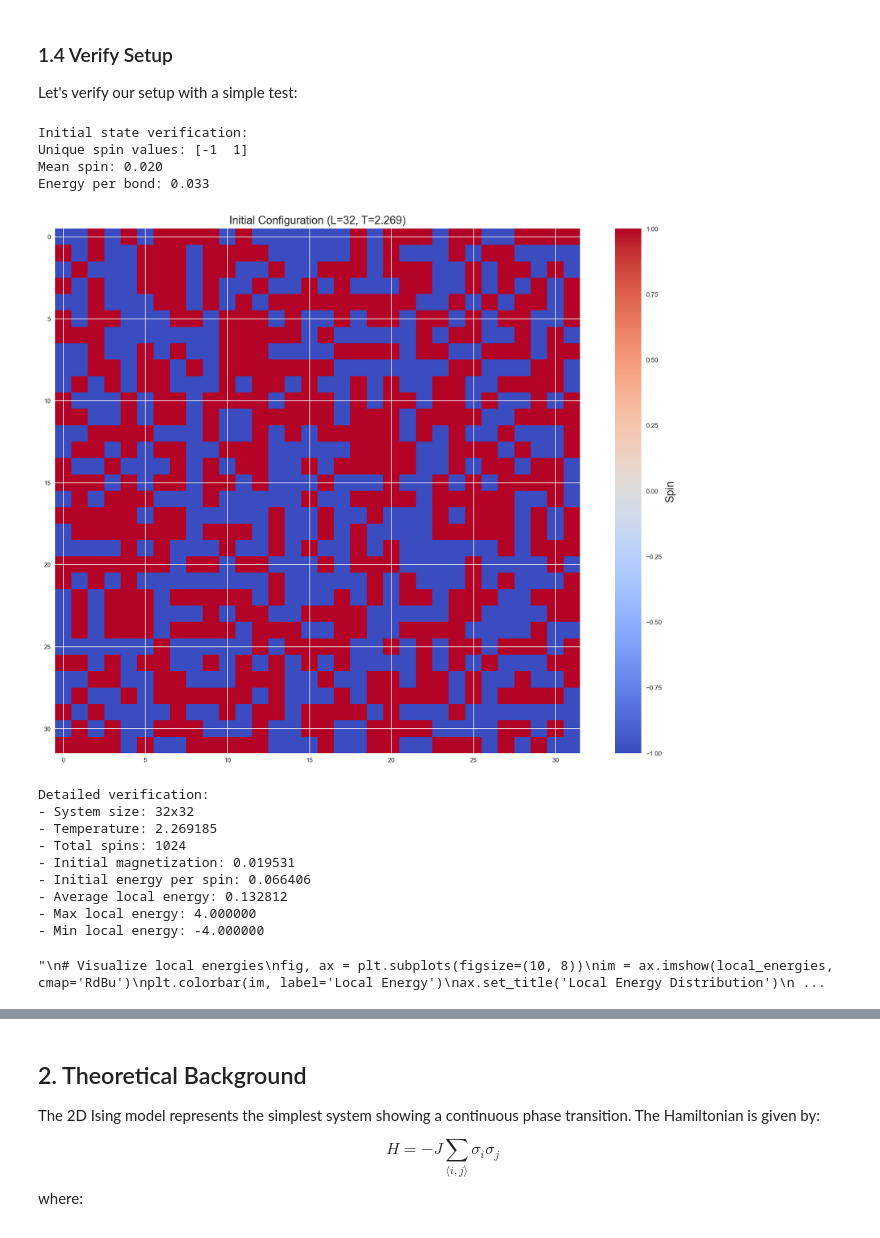
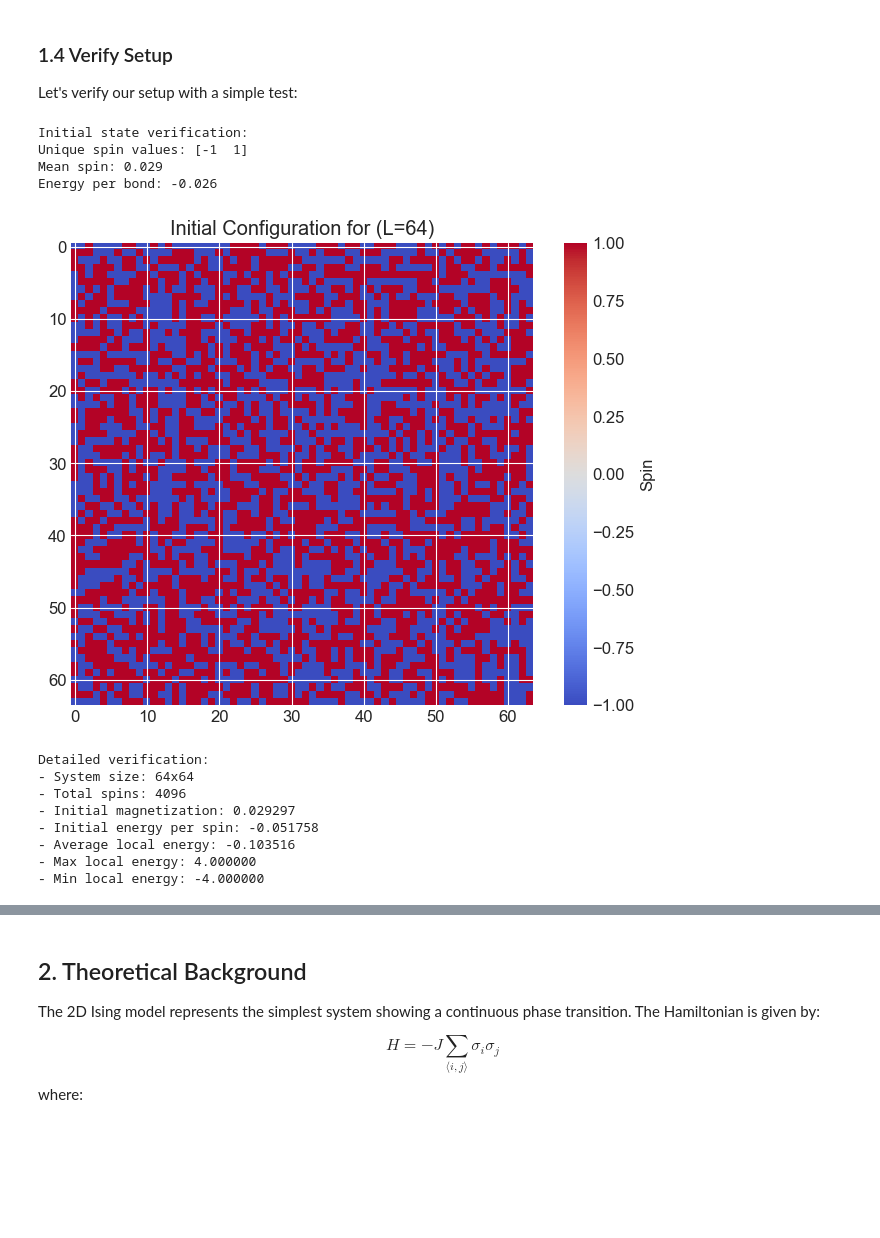
Before and after one commit to naishal2124/ising_project, a Jupyter notebook: main.ipynb, the cells around one changed output, grey strips where cells are left out. Saved outputs shown, nothing was run; the diff lists cells and outputs as text; code cells hidden in the pictures; blank space fills up the shorter version.

```diff
--- a/main.ipynb
+++ b/main.ipynb
@@ -111,7 +111,7 @@ def format_with_error(value: float, error: float) -> str:
 Let's verify our setup with a simple test:
 # %%
 # Create test system
-L = 32
+L = 64
 T = T_CRITICAL
 model = IsingModel(L, T)
 
@@ -122,7 +122,7 @@ print(f"Mean spin: {np.mean(model.spins):.3f}")
 print(f"Energy per bond: {model.energy/(2*L*L):.3f}")  # Factor of 2 for bond counting
 
 # Visualize initial configuration
-fig, ax = setup_figure(f"Initial Configuration (L={L}, T={T:.3f})")
+fig, ax = setup_figure(f"Initial Configuration for (L={L})")
 im = ax.imshow(model.spins, cmap='coolwarm')
 plt.colorbar(im, label='Spin')
 plt.show()
@@ -133,46 +133,41 @@ for i in range(L):
     for j in range(L):
         spin = model.spins[i,j]
         neighbors = [
             model.spins[i, (j+1)%L],  # right
             model.spins[i, (j-1)%L],  # left
             model.spins[(i+1)%L, j],  # down
             model.spins[(i-1)%L, j]   # up
         ]
         local_energies[i,j] = -spin * sum(neighbors)
 
 print(f"""
 Detailed verification:
 - System size: {L}x{L}
-- Temperature: {T:.6f}
 - Total spins: {model.N}
 - Initial magnetization: {model.magnetization/model.N:.6f}
 - Initial energy per spin: {model.energy/model.N:.6f}
 - Average local energy: {np.mean(local_energies):.6f}
 - Max local energy: {np.max(local_energies):.6f}
 - Min local energy: {np.min(local_energies):.6f}
 """)
 
-'''
 # Visualize local energies
 fig, ax = plt.subplots(figsize=(10, 8))
 im = ax.imshow(local_energies, cmap='RdBu')
 plt.colorbar(im, label='Local Energy')
 ax.set_title('Local Energy Distribution')
 plt.show()
-'''
 # %% [output]
 Initial state verification:
 Unique spin values: [-1  1]
-Mean spin: 0.020
-Energy per bond: 0.033
+Mean spin: 0.029
+Energy per bond: -0.026
-[figure, old version]
+[figure, new version]
 Detailed verification:
-- System size: 32x32
-- Temperature: 2.269185
-- Total spins: 1024
-- Initial magnetization: 0.019531
-- Initial energy per spin: 0.066406
-- Average local energy: 0.132812
+- System size: 64x64
+- Total spins: 4096
+- Initial magnetization: 0.029297
+- Initial energy per spin: -0.051758
+- Average local energy: -0.103516
 - Max local energy: 4.000000
 - Min local energy: -4.000000
-"\n# Visualize local energies\nfig, ax = plt.subplots(figsize=(10, 8))\nim = ax.imshow(local_energies, cmap='RdBu')\nplt.colorbar(im, label='Local Energy')\nax.set_title('Local Energy Distribution')\n ...
```
Also changed, not shown: parts of 4 cells of this notebook, 1 other file.
